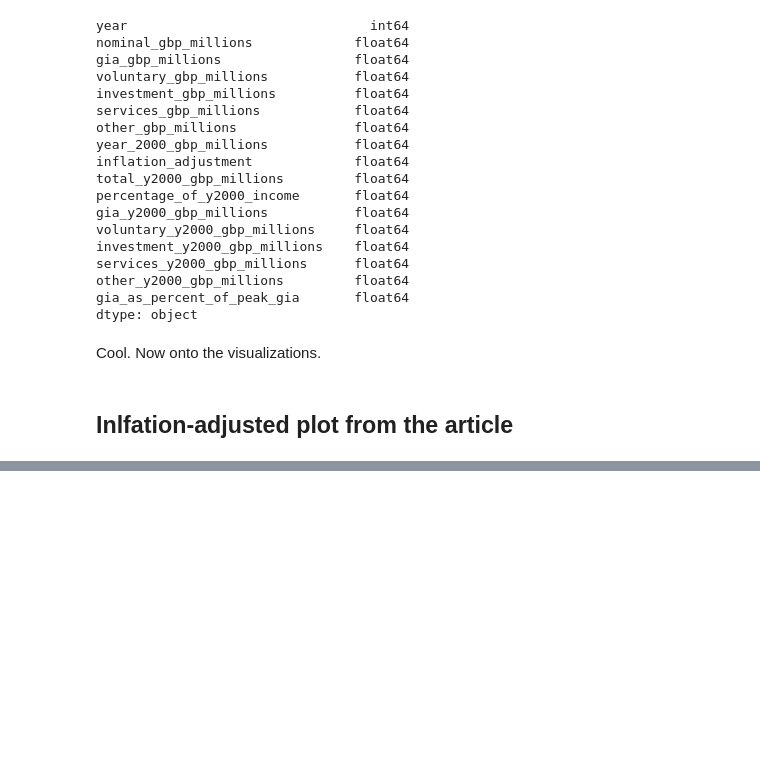
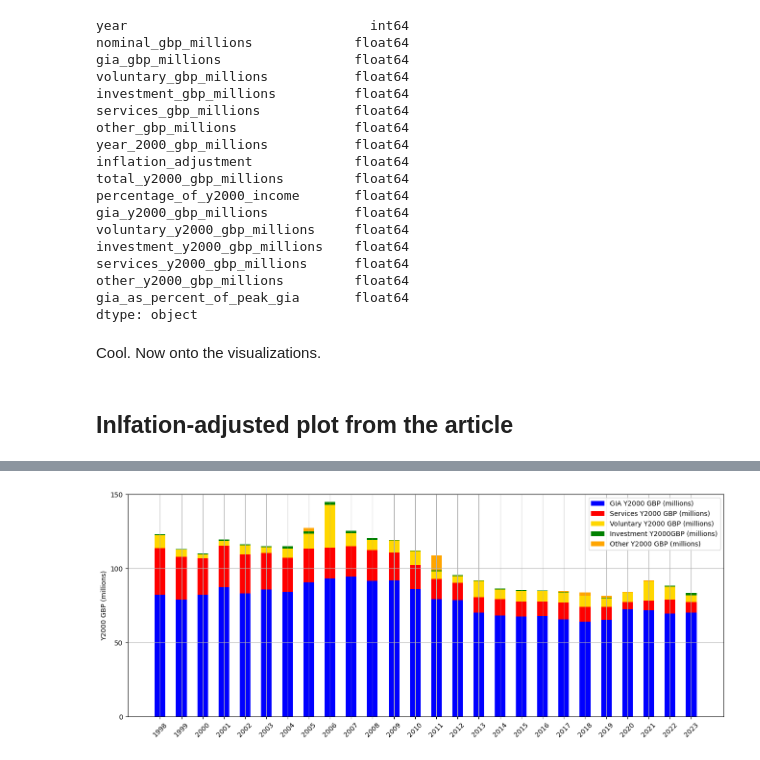
Before and after one commit to leenoah390/tidytuesday_practice, a Jupyter notebook: 20250715/tidy_tuesday-20250715.ipynb, the cells around one changed output, grey strips where cells are left out. Cells and saved outputs as stored; diff of their text form; code cells hidden in the pictures; blank space fills up the shorter version.

```diff
--- a/20250715/tidy_tuesday-20250715.ipynb
+++ b/20250715/tidy_tuesday-20250715.ipynb
@@ -69,0 +101,30 @@ Text(0, 0.5, 'GBP (millions of y2000)')
+# %%
+# Mask the needed variables
+plot2 = data[['gia_y2000_gbp_millions', 'services_y2000_gbp_millions',
+      'voluntary_y2000_gbp_millions','investment_y2000_gbp_millions',
+      'other_y2000_gbp_millions']]
+
+# For easy access
+yy1 = plot2['gia_y2000_gbp_millions']
+yy2 = plot2['services_y2000_gbp_millions']
+yy3 = plot2['voluntary_y2000_gbp_millions']
+yy4 = plot2['investment_y2000_gbp_millions']
+yy5 = plot2['other_y2000_gbp_millions']
+# %%
+fig, ax = plt.subplots(figsize=(16,6))
+
+ax.bar(data.year, yy1, width=0.5, color='blue', label='GIA Y2000 GBP (millions)')
+ax.bar(data.year, yy2, bottom=yy1, width=0.5, color='red', label='Services Y2000 GBP (millions)')
+ax.bar(data.year, yy3,  bottom=yy1+yy2, width=0.5, color='gold', label='Voluntary Y2000 GBP (millions)')
+ax.bar(data.year, yy4, bottom=yy1+yy2+yy3, width=0.5, color='green', label='Investment Y2000GBP (millions)')
+ax.bar(data.year, yy5, bottom=yy1+yy2+yy3+yy4, width=0.5, color='orange', label='Other Y2000 GBP (millions)')
+
+ax.set_xticks(ticks=data.year)
+ax.set_yticks(ticks=[0.0, 50.0, 100.0, 150.0])
+ax.tick_params(axis='x', labelrotation=45)
+ax.set_ylabel('Y2000 GBP (millions)')
+ax.grid()
+ax.legend()
+plt.show()
+# %% [output]
+[figure, added]
```
Also changed, not shown: parts of 8 cells of this notebook.
